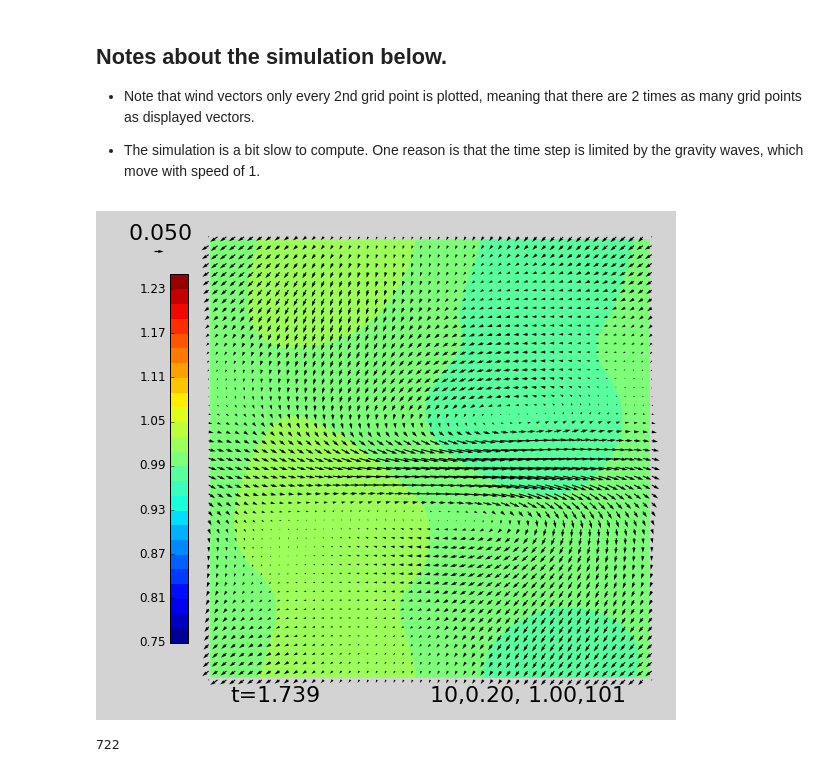
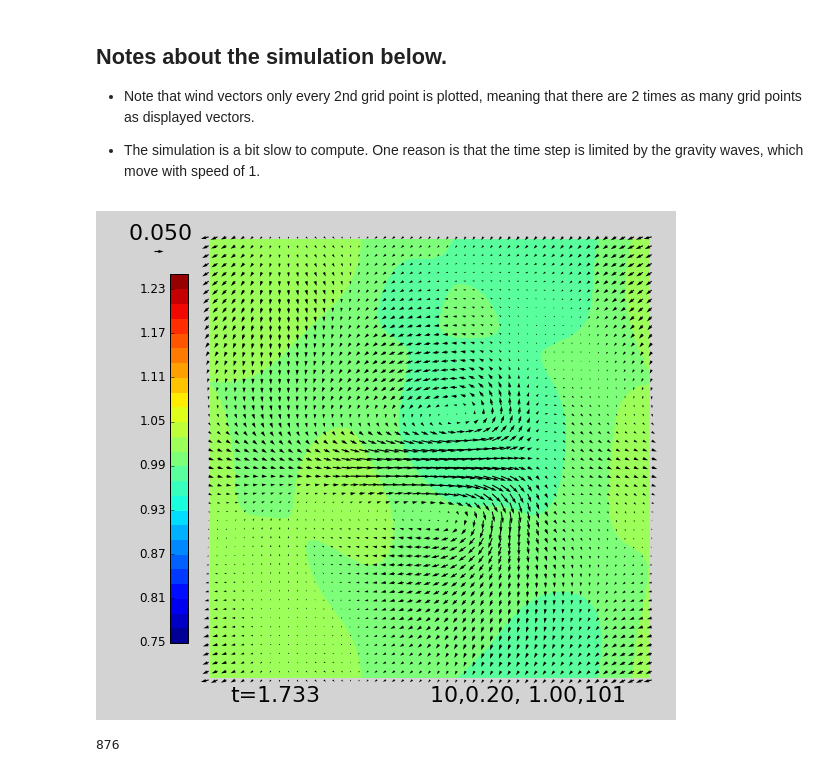
Before and after one commit to Mole45/MMet_Project, a Jupyter notebook: Project-ShallowWater2D.ipynb, the cells around one changed output. Drawn from its saved outputs; the diff is of its cells as text; code cells hidden in the pictures.

```diff
--- a/Project-ShallowWater2D.ipynb
+++ b/Project-ShallowWater2D.ipynb
@@ -233,13 +233,15 @@ def pgf(p,dx,dy):
     dudt[1:-1,1:-1] = -.5*(dpx[1:,:] + dpx[:-1,:])
     dudt[1:-1,-1] = -.5*(dpx[1:,-1] + dpx[:-1,1])
     dudt[1:-1,0] = dudt[1:-1,-1]
-    dudt[1,1] = dudt[1,-2] = dudt[-2,1] = dudt[-2,-2] = 0
+    dudt[1,1] = -.5*(dpx[1,1] + dpx[1,2])
+    dudt[1,-2] = dudt[-2,1] = dudt[-2,-2] = dudt[1,1]
 
     dpy =  (P[1:,:]-P[:-1,:])/dy
     dvdt[1:-1,1:-1] = -.5*(dpy[:,1:] + dpy[:,:-1])
     dvdt[-1,1:-1] = -.5*(dpy[-1,1:] + dpy[1,:-1])
     dvdt[0,1:-1] = dvdt[-1,1:-1]
-    dvdt[1,1] = dvdt[1,-2] = dvdt[-2,1] = dvdt[-2,-2] = 0
+    dvdt[1,1] = -.5*(dpy[1,1] + dpy[2,1])
+    dvdt[1,-2] = dvdt[-2,1] = dvdt[-2,-2] = dvdt[1,1]
 
     return dudt[1:-1,1:-1],dvdt[1:-1,1:-1] #[1:-1,1:-1]
 # %%
@@ -303,10 +305,9 @@ y: 0.01 0.01
 # initialize u, v, h
 xc = .5*xmax # center of initial Gaussian
 yc = .5*ymax # center of iniital Gaussian
-#xc2 = .7*xmax
-#yc2 = .7*xmax
-gwidth = .2 # Gaussian width
+xc2 = .7*xmax
+yc2 = .5*xmax
 waveamp = .2 # amplitude of initial Gaussian
-hi = 1. + 0*waveamp*np.exp( -((xp-xc)/gwidth)**2  - ((yp-yc)/gwidth)**2 ) #initial h
-ui = 0. + waveamp*np.exp( -((xu-xc)/.3)**2  - ((yu-yc)/.1)**2 ) #0.*xu #initial u
+hi = 1.+0*(waveamp*np.exp(-((xp-xc)/.3)**2-((yp-yc)/.1)**2)-waveamp*np.exp(-((xp-xc2)/.1)**2-((yp-yc2)/.1)**2))#initial h
+ui = 0.+waveamp*np.exp(-((xu-xc)/.3)**2-((yu-yc)/.1)**2)-waveamp*np.exp(-((xu-xc2)/.1)**2-((yu-yc2)/.1)**2) #0.*xu #initial u
 vi = 0.*xu #initial v
@@ -355,7 +354,7 @@ c = mult**(1/nsteps)
 dti = tstop*((c-1)/(mult-1))
 
 aborder = 10 # Adams-Bashforth order: 1, 2 or 3 [Set to 10 for Forwards-Backwards]
-varStep = False
+varStep = True
 expt = '%d,%3.2f,%5.2f,%d' % (aborder, dtlim, fcoriolis, Ny)
 print(expt)
 print(fcoriolis,dt,dt*fcoriolis)
@@ -468,38 +467,56 @@ while t < tstop + dt/2.:
 #NRG CONS
 #    h2 = h**2
 #    u2 = u**2
 #    v2 = v**2
 #    uh = (u2[:-1,:-1]+u2[1:,1:])/2
 #    vh = (v2[:-1,:-1]+v2[1:,1:])/2
 #    nrg = (h*uh/2)+(h*vh/2)+(h2/2)
 #    hstore.append(nrg.mean())
 
 #END NRG CONS
 
 
 #Monitor vort @ centre
     zeta = vorticity(u,v,dx,dy)
     buns = (zeta[nxc,nyc]+fcoriolis)/h[nxc,nyc]
     hstore.append(buns)
 #end monitoring
 
     t = t + dt
 #    hstore.append(h[nyc,nxc])
 #    hstore.append( h.mean() )
     tstore.append( t )
     if varStep == True:
         dt = dt*c
 
     assert u.max()<2.e10, 'kaboom!'
 
+highres = False
+if highres == True:
+    np.save('HR_u',u)
+    np.save('HR_v',v)
+    np.save('HR_h',h)
+
+    hu = p2u(h) # calculate h on the u grid
+    dhdt = -divergence(u*hu,v*hu,dx,dy)
+    dudt,dvdt = pgf(h,dx,dy) #pressure gradient force
+    dudt += advect3(u,u,v,dx,dy,'u') # no option for other than 3rd order
+    dvdt += advect3(v,u,v,dx,dy,'v')
+    dudt += fcoriolis*v
+    dvdt += -fcoriolis*u
+    np.save('HR_hu',hu)
+    np.save('HR_dhdt',dhdt)
+    np.save('HR_dudt',dudt)
+    np.save('HR_dvdt',dvdt)
+
 
 plt.close()
 # %% [output]
-[figure, old version]
+[figure, new version]
 # %%
 print(nstep)
 # %% [output]
-722
+876
 # %%
 q3,zetaplot = plt.subplots(figsize=(8,8))
 zetaplot.plot(tstore,hstore)
```
Also changed, not shown: parts of 4 cells of this notebook.
